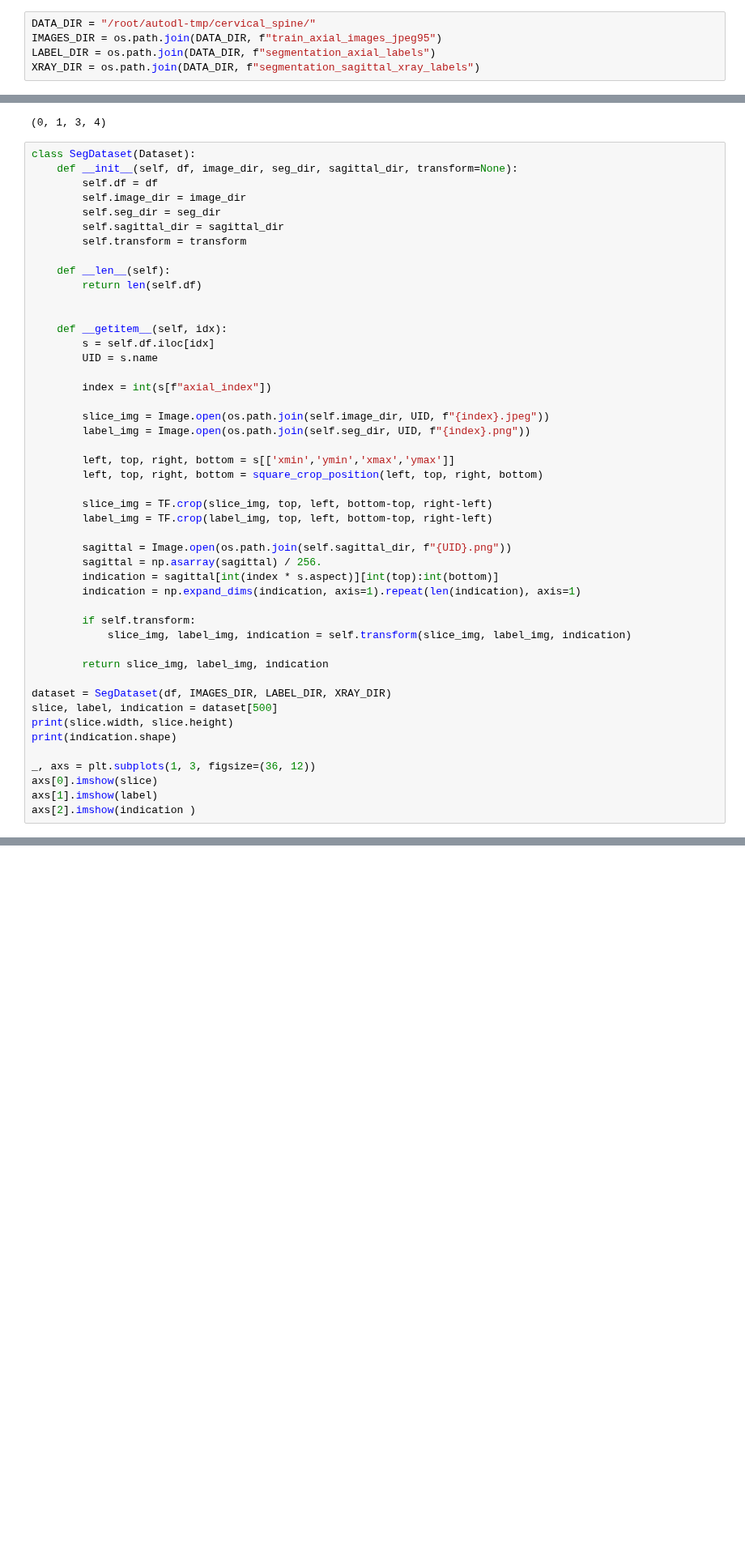
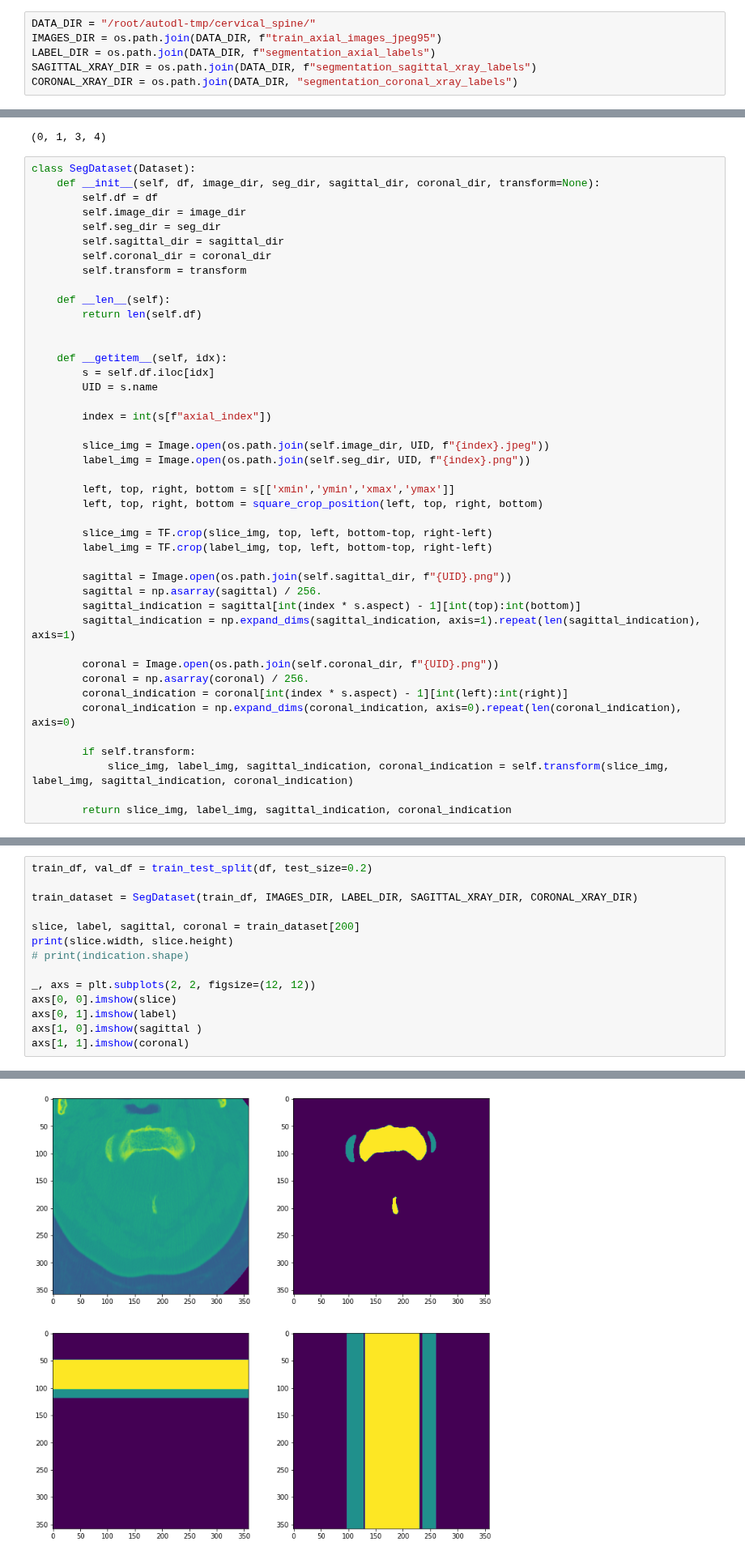
Before and after one commit to ghty011/cervical_spine, a Jupyter notebook: train/train_segmentation_axial_crop.ipynb, the cells around one changed output, grey strips where cells are left out. Shown at 81% size. Drawn from its saved outputs; the diff is of its cells as text; blank space fills up the shorter version.

```diff
--- a/train/train_segmentation_axial_crop.ipynb
+++ b/train/train_segmentation_axial_crop.ipynb
@@ -69,4 +71,5 @@ device
 DATA_DIR = "/root/autodl-tmp/cervical_spine/"
 IMAGES_DIR = os.path.join(DATA_DIR, f"train_axial_images_jpeg95")
 LABEL_DIR = os.path.join(DATA_DIR, f"segmentation_axial_labels")
-XRAY_DIR = os.path.join(DATA_DIR, f"segmentation_sagittal_xray_labels")
+SAGITTAL_XRAY_DIR = os.path.join(DATA_DIR, f"segmentation_sagittal_xray_labels")
+CORONAL_XRAY_DIR = os.path.join(DATA_DIR, "segmentation_coronal_xray_labels")
@@ -224,11 +123,12 @@ square_crop_position(0, 1, 2, 4, image_size=5)
 (0, 1, 3, 4)
 # %%
 class SegDataset(Dataset):
-    def __init__(self, df, image_dir, seg_dir, sagittal_dir, transform=None):
+    def __init__(self, df, image_dir, seg_dir, sagittal_dir, coronal_dir, transform=None):
         self.df = df
         self.image_dir = image_dir
         self.seg_dir = seg_dir
         self.sagittal_dir = sagittal_dir
+        self.coronal_dir = coronal_dir
         self.transform = transform
 
     def __len__(self):
@@ -252,20 +152,15 @@ class SegDataset(Dataset):
 
         sagittal = Image.open(os.path.join(self.sagittal_dir, f"{UID}.png"))
         sagittal = np.asarray(sagittal) / 256.
-        indication = sagittal[int(index * s.aspect)][int(top):int(bottom)]
-        indication = np.expand_dims(indication, axis=1).repeat(len(indication), axis=1)
+        sagittal_indication = sagittal[int(index * s.aspect) - 1][int(top):int(bottom)]
+        sagittal_indication = np.expand_dims(sagittal_indication, axis=1).repeat(len(sagittal_indication), axis=1)
+
+        coronal = Image.open(os.path.join(self.coronal_dir, f"{UID}.png"))
+        coronal = np.asarray(coronal) / 256.
+        coronal_indication = coronal[int(index * s.aspect) - 1][int(left):int(right)]
+        coronal_indication = np.expand_dims(coronal_indication, axis=0).repeat(len(coronal_indication), axis=0)
 
         if self.transform:
-            slice_img, label_img, indication = self.transform(slice_img, label_img, indication)
+            slice_img, label_img, sagittal_indication, coronal_indication = self.transform(slice_img, label_img, sagittal_indication, coronal_indication)
 
-        return slice_img, label_img, indication
-
-dataset = SegDataset(df, IMAGES_DIR, LABEL_DIR, XRAY_DIR)
-slice, label, indication = dataset[500]
-print(slice.width, slice.height)
-print(indication.shape)
-
-_, axs = plt.subplots(1, 3, figsize=(36, 12))
-axs[0].imshow(slice)
-axs[1].imshow(label)
-axs[2].imshow(indication )
+        return slice_img, label_img, sagittal_indication, coronal_indication
@@ -276,0 +167,15 @@ axs[2].imshow(indication )
+# %%
+train_df, val_df = train_test_split(df, test_size=0.2)
+
+train_dataset = SegDataset(train_df, IMAGES_DIR, LABEL_DIR, SAGITTAL_XRAY_DIR, CORONAL_XRAY_DIR)
+
+slice, label, sagittal, coronal = train_dataset[200]
+print(slice.width, slice.height)
+# print(indication.shape)
+
+_, axs = plt.subplots(2, 2, figsize=(12, 12))
+axs[0, 0].imshow(slice)
+axs[0, 1].imshow(label)
+axs[1, 0].imshow(sagittal )
+axs[1, 1].imshow(coronal)
+# %% [output]
@@ -277,2 +184,3 @@ axs[2].imshow(indication )
+[figure, added]
 # %% [markdown]
 ## Transform
```
Also changed, not shown: parts of 28 cells of this notebook, 2 other files.
